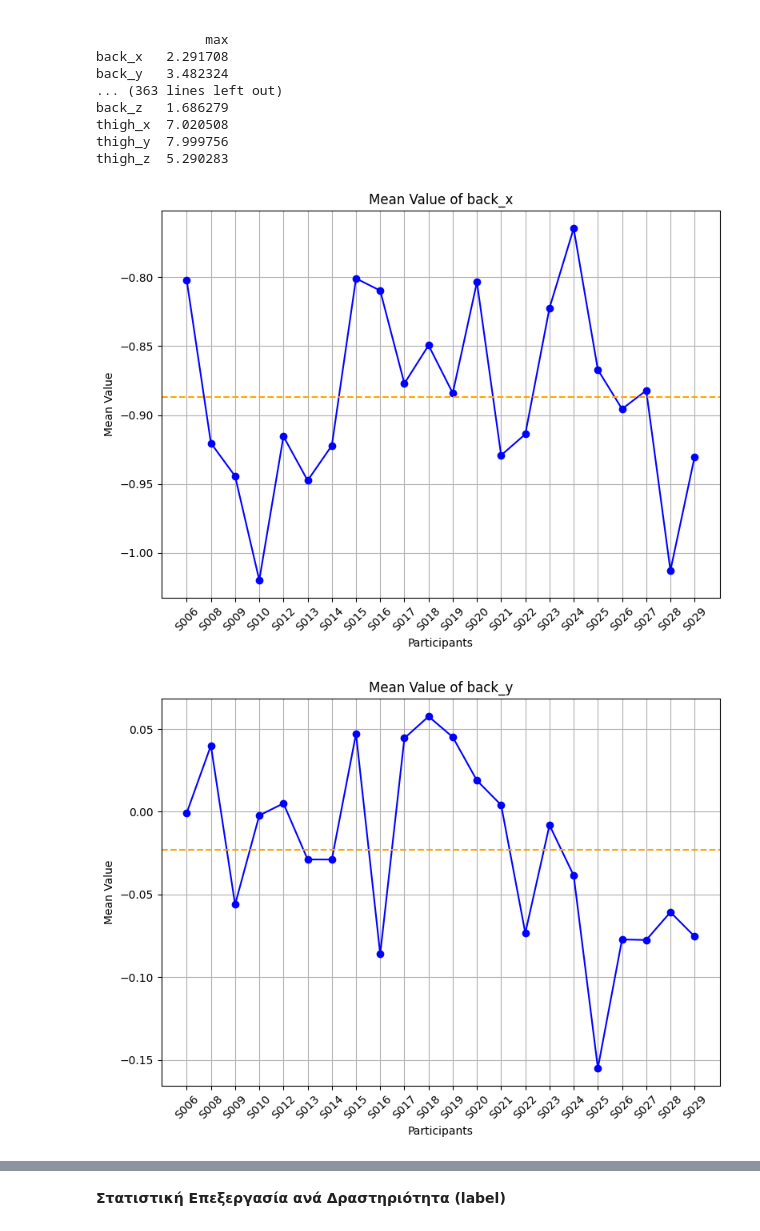
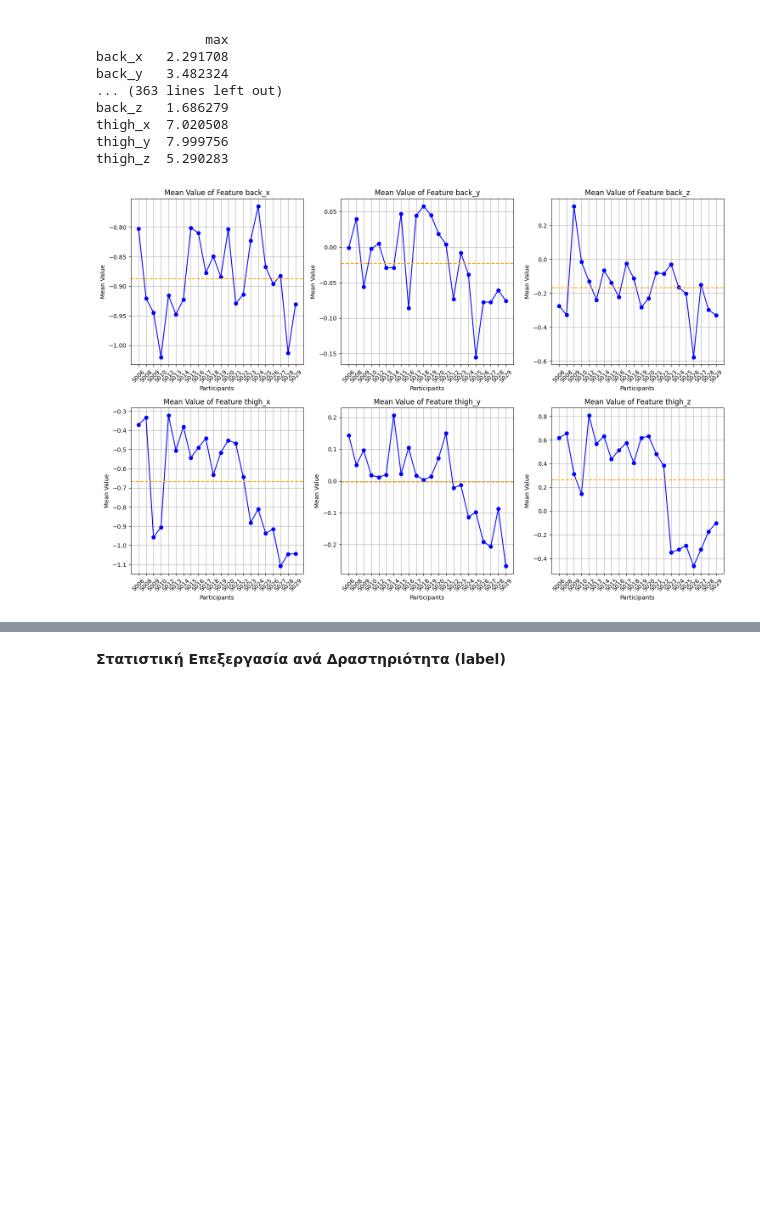
Before and after one commit to miltiadiss/Data-Mining, a Jupyter notebook: question_1.ipynb, the cells around one changed output, grey strips where cells are left out. Saved outputs shown, nothing was run; the diff lists cells and outputs as text; code cells hidden in the pictures; blank space fills up the shorter version.

```diff
--- a/question_1.ipynb
+++ b/question_1.ipynb
@@ -192,55 +192,54 @@ mean_values_per_file = {}
 # Λίστα με τα features
 features = ['back_x', 'back_y', 'back_z', 'thigh_x', 'thigh_y', 'thigh_z']
 
-# Χρώμα για τις τελείες και τις γραμμές
-dot_color = 'blue'
-line_color = 'red'
+# Δημιουργούμε ένα γράφημα για κάθε γνώρισμα
+fig, axes = plt.subplots(2, 3, figsize=(15, 10))
+axes = axes.flatten()
 
-# Δημιουργούμε ένα γράφημα για κάθε γνώρισμα
-for feature in features:
-    plt.figure(figsize=(8, 6))  # Ορίζουμε το μέγεθος του γραφήματος
-
+for i, feature in enumerate(features):
     # Πραγματοποιούμε πέρασμα σε όλα τα αρχεία CSV στο φάκελο
     for filename in os.listdir(path):
         if filename.endswith('.csv'):
             # Χωρίς κατάληξη
             base_name = os.path.splitext(filename)[0]
             file_names.append(base_name)
             df = pd.read_csv(os.path.join(path, filename))
 
-            # Υπολογίζουμε τη μέση τιμή του γνωρίσματος για το συγκεκριμένο αρχείο
+            # Υπολογίζουμε τη μέση τιμή του γνωρίσματος για το συγκεκριμένο συμμετέχοντα
             mean_value = np.mean(df[feature])
 
             # Προσθέτουμε τη μέση τιμή στο λεξικό
             if base_name not in mean_values_per_file:
                 mean_values_per_file[base_name] = {}
             mean_values_per_file[base_name][feature] = mean_value
 
     # Ταξινομούμε τα ονόματα των συμμετεχόντων για να διατηρήσουμε την ίδια σειρά στο γράφημα
     sorted_file_names = sorted(mean_values_per_file.keys())
 
     x_values = range(len(sorted_file_names))
     y_values = [mean_values_per_file[participant][feature] for participant in sorted_file_names]
-    plt.plot(x_values, y_values, '-o', color=dot_color)
+
+    axes[i].plot(x_values, y_values, '-o', color='blue')
 
     # Υπολογίζουμε τη συνολική μέση τιμή του γνωρίσματος από όλα τα αρχεία
     total_mean_value = np.mean([mean_values_per_file[participant][feature] for participant in sorted_file_names])
 
     # Δημιουργούμε την οριζόντια γραμμή για την συνολική μέση τιμή
-    plt.axhline(y=total_mean_value, color='orange', linestyle='--', label='Overall Mean')
+    axes[i].axhline(y=total_mean_value, color='orange', linestyle='--', label='Overall Mean')
 
-    # Προσθέτουμε τίτλο και ετικέτες
-    plt.title(f'Mean Value of {feature}')
-    plt.xlabel('Participants')
-    plt.ylabel('Mean Value')
+    # Προσθήκη τίτλου και ετικέτας
+    axes[i].set_title(f'Mean Value of Feature {feature}')
+    axes[i].set_xlabel('Participants')
+    axes[i].set_ylabel('Mean Value')
 
     # Χρησιμοποιούμε τις ονομασίες των συμμετεχόντων ως ticks στον άξονα x
-    plt.xticks(range(len(sorted_file_names)), sorted_file_names, rotation=45)
+    axes[i].set_xticks(range(len(sorted_file_names)))
+    axes[i].set_xticklabels(sorted_file_names, rotation=45)
 
     # Προσθέτουμε το κάθετο διαγώνιο και εμφανίζουμε το γράφημα
-    plt.grid(True)
-    plt.tight_layout()
-    plt.show()
+    axes[i].grid(True)
+
+plt.tight_layout()
+plt.show()
 # %% [output]
-[figure, old version]
+[figure, new version]
-[figure, removed]
```
Also changed, not shown: parts of 2 cells of this notebook.
